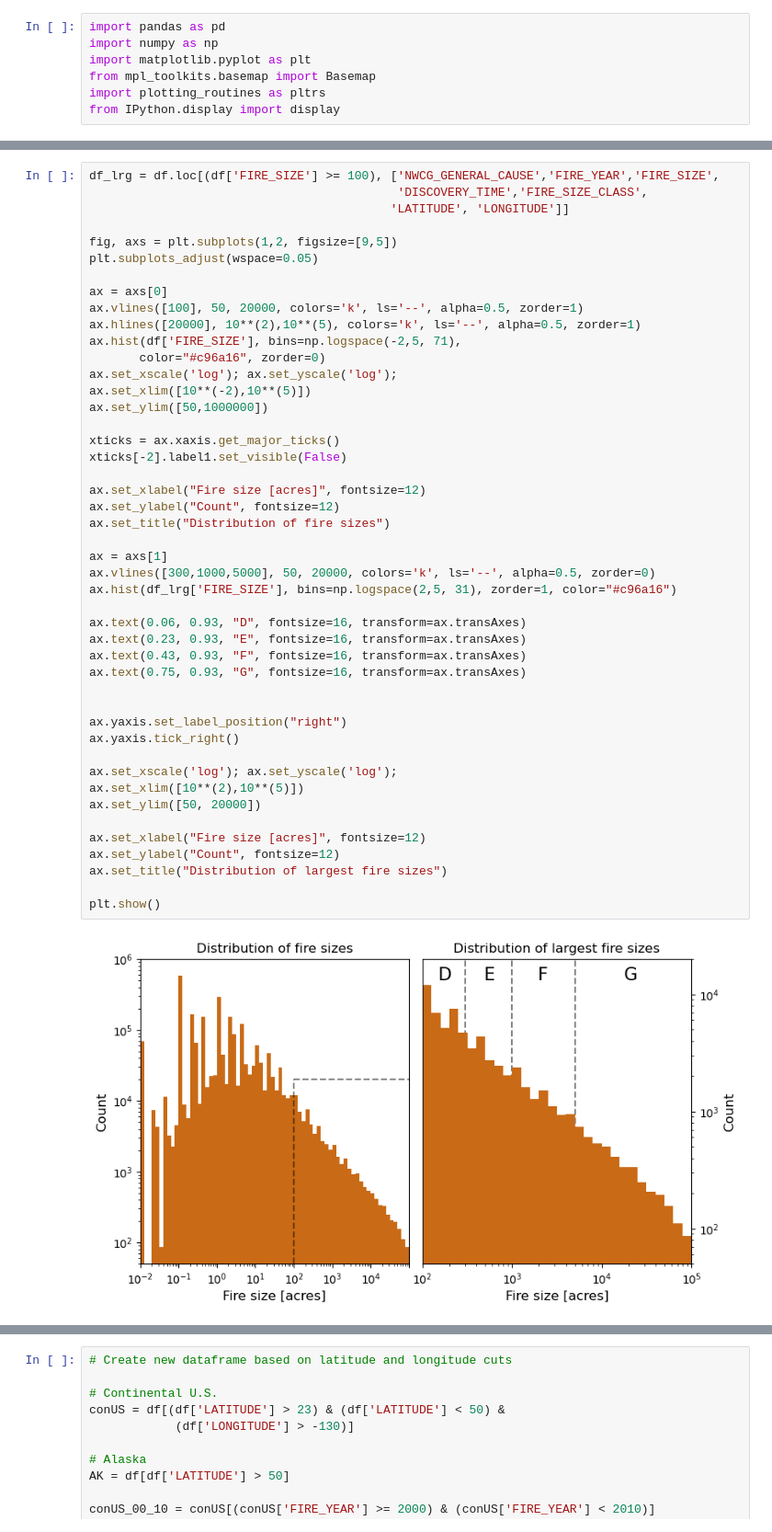
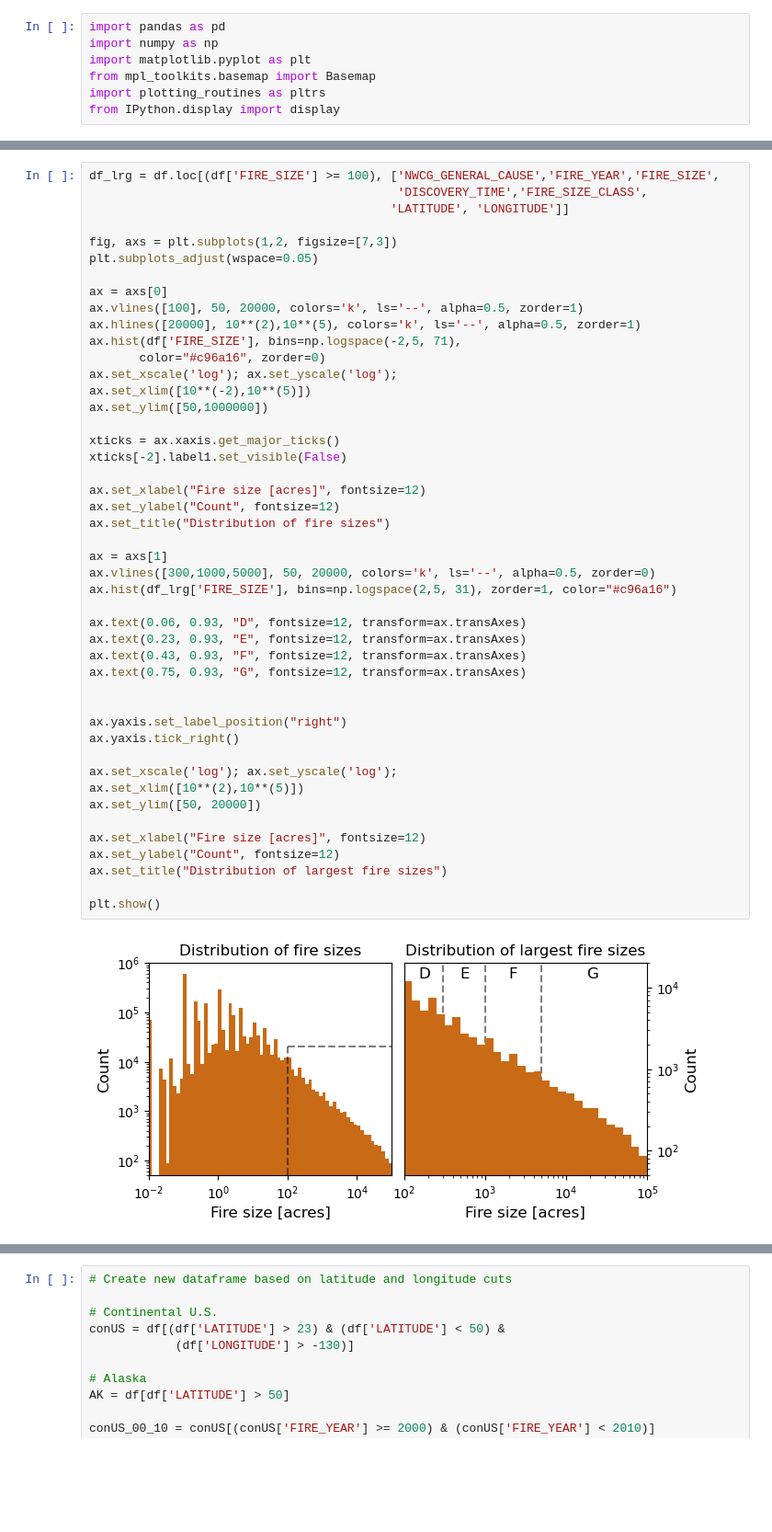
Before and after one commit to rucskajj/Data-Science-Projects, a Jupyter notebook: USWildfires00-20/US_Wildfires_Analysis.ipynb, the cells around one changed output, grey strips where cells are left out. Shown at 92% size. Saved outputs shown, nothing was run; the diff lists cells and outputs as text; blank space fills up the shorter version.

```diff
--- a/USWildfires00-20/US_Wildfires_Analysis.ipynb
+++ b/USWildfires00-20/US_Wildfires_Analysis.ipynb
@@ -33,7 +34,7 @@ df_lrg = df.loc[(df['FIRE_SIZE'] >= 100), ['NWCG_GENERAL_CAUSE','FIRE_YEAR','FIR
                                            'DISCOVERY_TIME','FIRE_SIZE_CLASS',
                                           'LATITUDE', 'LONGITUDE']]
 
-fig, axs = plt.subplots(1,2, figsize=[9,5])
+fig, axs = plt.subplots(1,2, figsize=[7,3])
 plt.subplots_adjust(wspace=0.05)
 
 ax = axs[0]
@@ -44,35 +45,35 @@ ax.hist(df['FIRE_SIZE'], bins=np.logspace(-2,5, 71),
 ax.set_xscale('log'); ax.set_yscale('log');
 ax.set_xlim([10**(-2),10**(5)])
 ax.set_ylim([50,1000000])
 
 xticks = ax.xaxis.get_major_ticks()
 xticks[-2].label1.set_visible(False)
 
 ax.set_xlabel("Fire size [acres]", fontsize=12)
 ax.set_ylabel("Count", fontsize=12)
 ax.set_title("Distribution of fire sizes")
 
 ax = axs[1]
 ax.vlines([300,1000,5000], 50, 20000, colors='k', ls='--', alpha=0.5, zorder=0)
 ax.hist(df_lrg['FIRE_SIZE'], bins=np.logspace(2,5, 31), zorder=1, color="#c96a16")
 
-ax.text(0.06, 0.93, "D", fontsize=16, transform=ax.transAxes)
-ax.text(0.23, 0.93, "E", fontsize=16, transform=ax.transAxes)
-ax.text(0.43, 0.93, "F", fontsize=16, transform=ax.transAxes)
-ax.text(0.75, 0.93, "G", fontsize=16, transform=ax.transAxes)
+ax.text(0.06, 0.93, "D", fontsize=12, transform=ax.transAxes)
+ax.text(0.23, 0.93, "E", fontsize=12, transform=ax.transAxes)
+ax.text(0.43, 0.93, "F", fontsize=12, transform=ax.transAxes)
+ax.text(0.75, 0.93, "G", fontsize=12, transform=ax.transAxes)
 
 
 ax.yaxis.set_label_position("right")
 ax.yaxis.tick_right()
 
 ax.set_xscale('log'); ax.set_yscale('log');
 ax.set_xlim([10**(2),10**(5)])
 ax.set_ylim([50, 20000])
 
 ax.set_xlabel("Fire size [acres]", fontsize=12)
 ax.set_ylabel("Count", fontsize=12)
 ax.set_title("Distribution of largest fire sizes")
 
 plt.show()
 # %% [output]
-[figure, old version]
+[figure, new version]
```
Also changed, not shown: parts of 22 cells of this notebook, 1 other file.
